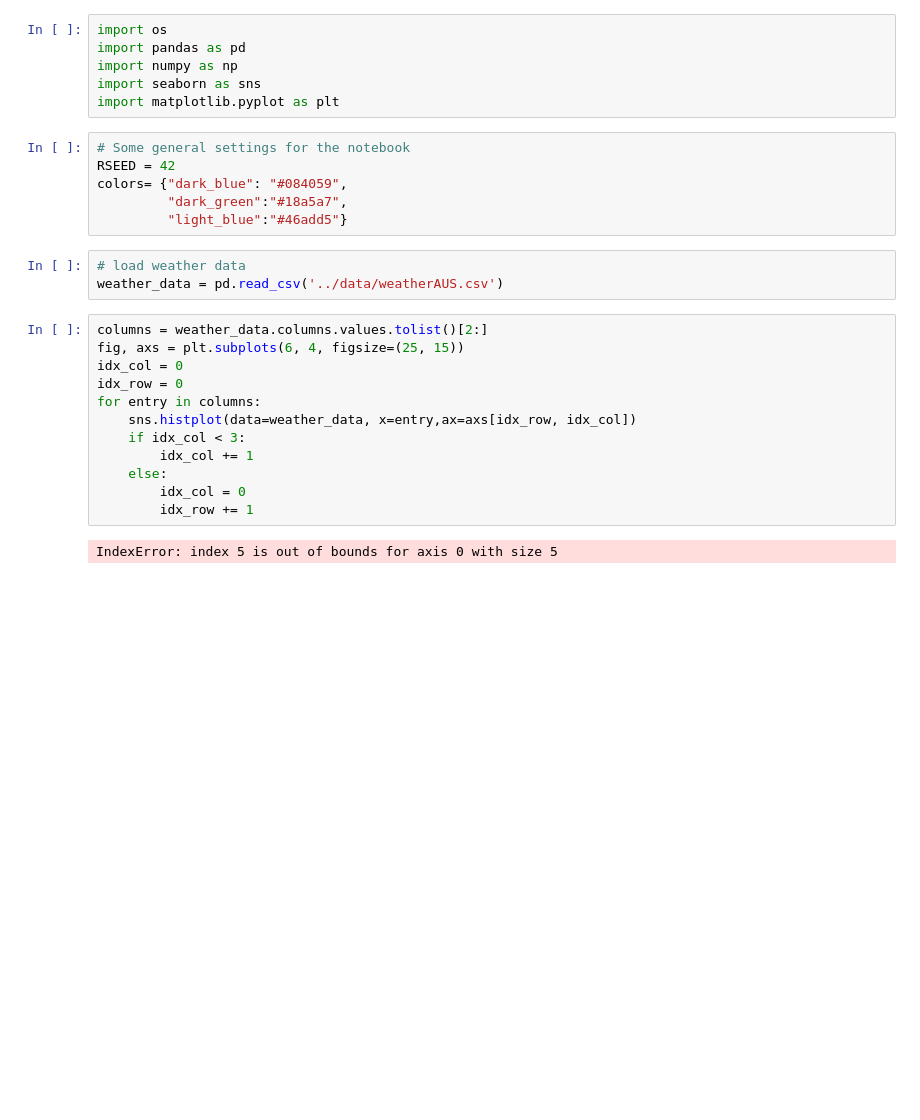
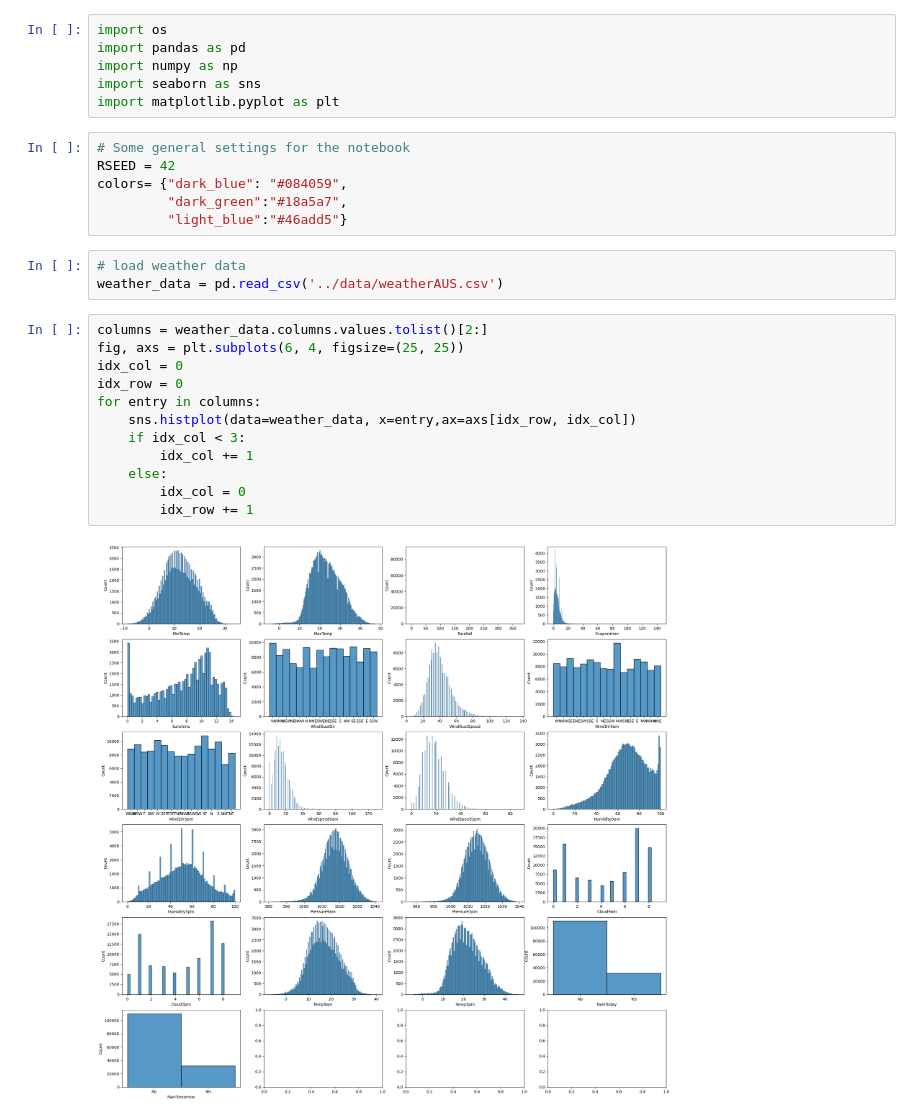
Before and after one commit to tobiasBayha/rainPredictionAustralia, a Jupyter notebook: notebooks/Benjamin.ipynb, the cells around one changed output. Saved outputs shown, nothing was run; the diff lists cells and outputs as text; blank space fills up the shorter version.

Commit message:
fix errors

```diff
--- a/notebooks/Benjamin.ipynb
+++ b/notebooks/Benjamin.ipynb
@@ -15,15 +15,15 @@ colors= {"dark_blue": "#084059",
 weather_data = pd.read_csv('../data/weatherAUS.csv')
 # %%
 columns = weather_data.columns.values.tolist()[2:]
-fig, axs = plt.subplots(6, 4, figsize=(25, 15))
+fig, axs = plt.subplots(6, 4, figsize=(25, 25))
 idx_col = 0
 idx_row = 0
 for entry in columns:
     sns.histplot(data=weather_data, x=entry,ax=axs[idx_row, idx_col])
     if idx_col < 3:
         idx_col += 1
     else:
         idx_col = 0
         idx_row += 1
 # %% [output]
-IndexError: index 5 is out of bounds for axis 0 with size 5
+[figure, added]
```
